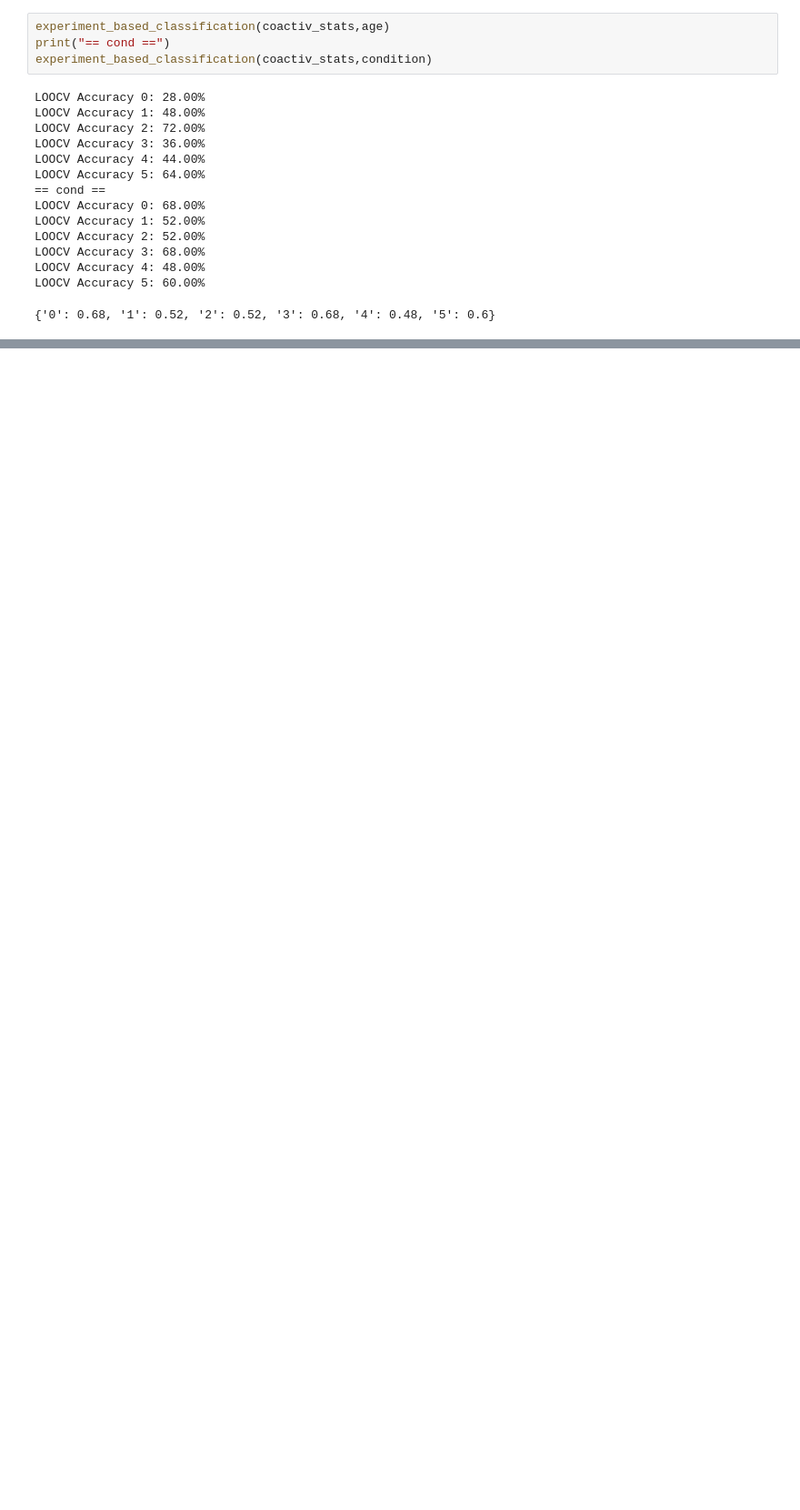
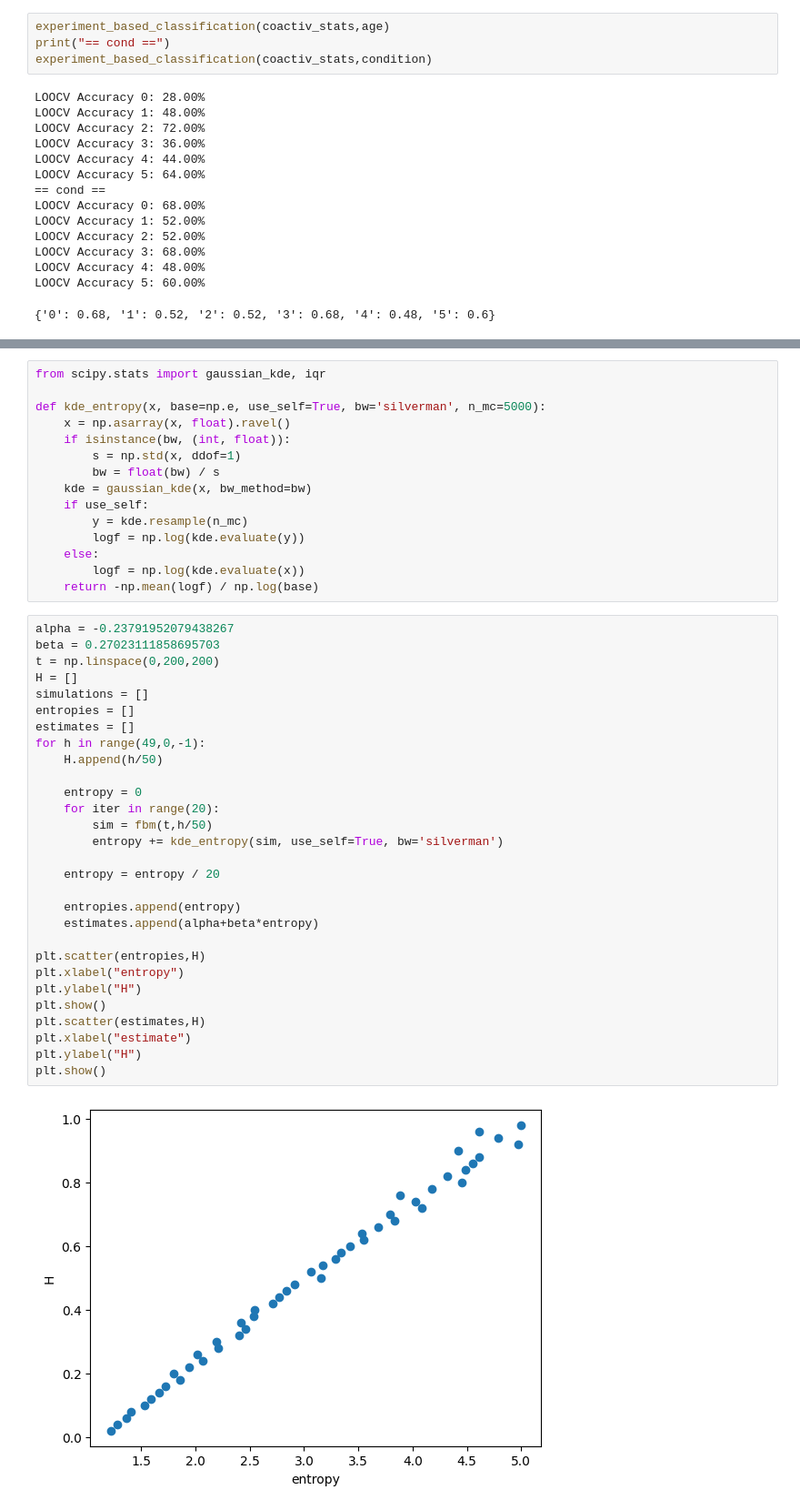
Before and after one commit to gustavo-cornejo/fbm_based_uERG_analysis, a Jupyter notebook: 1D_brownian_analyses/analyses.ipynb, the cells around one changed output, grey strips where cells are left out. Shown at 91% size. Cells and saved outputs as stored; diff of their text form; blank space fills up the shorter version.

```diff
--- a/1D_brownian_analyses/analyses.ipynb
+++ b/1D_brownian_analyses/analyses.ipynb
@@ -301,0 +304,46 @@ LOOCV Accuracy 5: 60.00%
+# %%
+from scipy.stats import gaussian_kde, iqr
+
+def kde_entropy(x, base=np.e, use_self=True, bw='silverman', n_mc=5000):
+    x = np.asarray(x, float).ravel()
+    if isinstance(bw, (int, float)):
+        s = np.std(x, ddof=1)
+        bw = float(bw) / s
+    kde = gaussian_kde(x, bw_method=bw)
+    if use_self:
+        y = kde.resample(n_mc)
+        logf = np.log(kde.evaluate(y))
+    else:
+        logf = np.log(kde.evaluate(x))
+    return -np.mean(logf) / np.log(base)
+# %%
+alpha = -0.23791952079438267
+beta = 0.27023111858695703
+t = np.linspace(0,200,200)
+H = []
+simulations = []
+entropies = []
+estimates = []
+for h in range(49,0,-1):
+    H.append(h/50)
+
+    entropy = 0
+    for iter in range(20):
+        sim = fbm(t,h/50)
+        entropy += kde_entropy(sim, use_self=True, bw='silverman')
+
+    entropy = entropy / 20
+
+    entropies.append(entropy)
+    estimates.append(alpha+beta*entropy)
+
+plt.scatter(entropies,H)
+plt.xlabel("entropy")
+plt.ylabel("H")
+plt.show()
+plt.scatter(estimates,H)
+plt.xlabel("estimate")
+plt.ylabel("H")
+plt.show()
+# %% [output]
+[figure, added]
```
Also changed, not shown: parts of 9 cells of this notebook, 2 other files.
